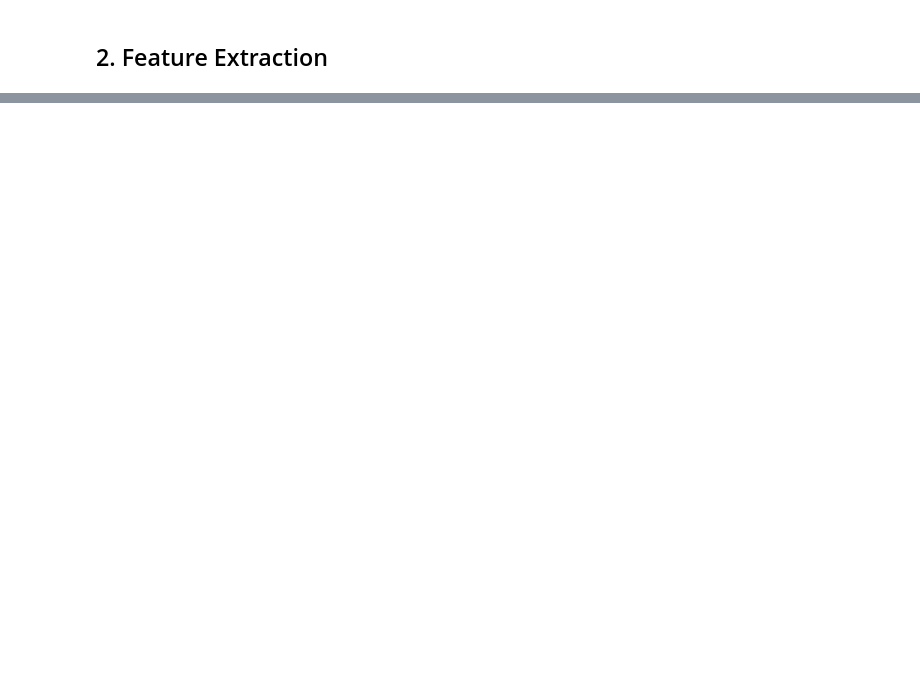
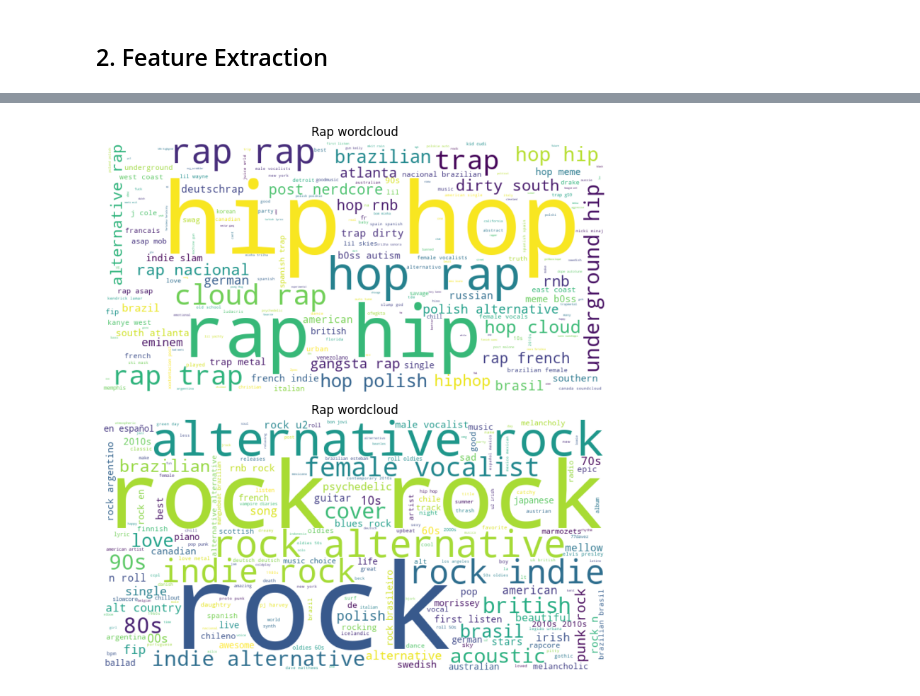
Before and after one commit to Oiko8/Multimodal-Music-Analysis, a Jupyter notebook: part1.ipynb, the cells around one changed output, grey strips where cells are left out. Saved outputs shown, nothing was run; the diff lists cells and outputs as text; code cells hidden in the pictures; blank space fills up the shorter version.

```diff
--- a/part1.ipynb
+++ b/part1.ipynb
@@ -117,0 +122,28 @@ data.head()
+# %%
+wordcloud_df = data[['genres','tags']]
+rap_df = wordcloud_df[wordcloud_df['genres'] == 'rap']
+rock_df = wordcloud_df[wordcloud_df['genres'] == 'rock']
+
+
+rap_tags = " ".join(rap_df['tags'].dropna())
+rock_tags = " ".join(rock_df['tags'].dropna())
+# %%
+import matplotlib.pyplot as plt
+from wordcloud import WordCloud
+
+wordcloud_rap = WordCloud(width=800, height=400, background_color='white').generate(rap_tags)
+wordcloud_rock = WordCloud(width=800, height=400, background_color='white').generate(rock_tags)
+
+
+fig, ax = plt.subplots(2, 1, figsize=(20,8))
+ax[0].imshow(wordcloud_rap, interpolation="bilinear")
+ax[0].set_title("Rap wordcloud")
+ax[0].axis("off")
+
+ax[1].imshow(wordcloud_rock, interpolation="bilinear")
+ax[1].set_title("Rap wordcloud")
+ax[1].axis("off")
+plt.tight_layout()
+plt.show()
+# %% [output]
+[figure, added]
```
Also changed, not shown: parts of 3 cells of this notebook.
